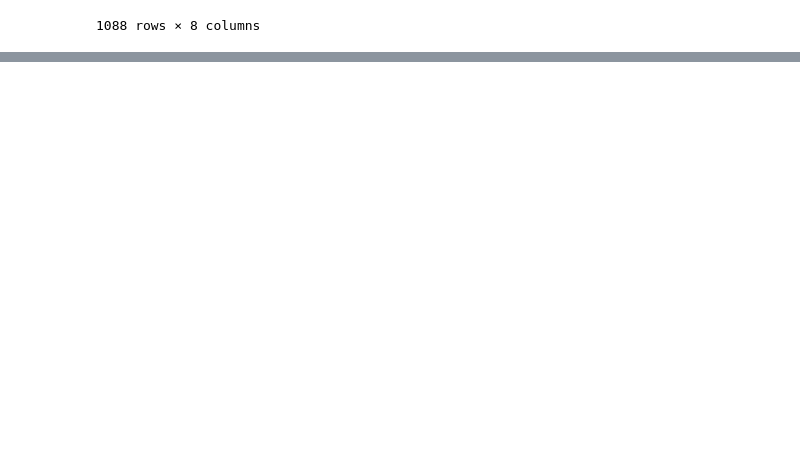
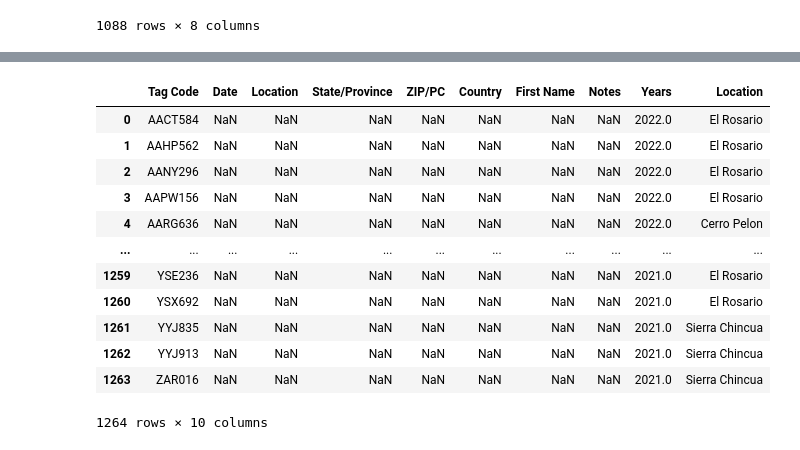
Before and after one commit to clareegan/Capstone, a Jupyter notebook: main.ipynb, the cells around one changed output, grey strips where cells are left out. Cells and saved outputs as stored; diff of their text form; code cells hidden in the pictures; blank space fills up the shorter version.

```diff
--- a/main.ipynb
+++ b/main.ipynb
@@ -23,0 +102,17 @@ df1
+# %%
+df5_filtered = df4.dropna(subset=['Years'])
+df5_filtered
+# %% [output]
+|  | Tag Code | Date | Location | State/Province | ZIP/PC | Country | First Name | Notes | Years | Location |
+| 0 | AACT584 | NaN | NaN | NaN | NaN | NaN | NaN | NaN | 2022.0 | El Rosario |
+| 1 | AAHP562 | NaN | NaN | NaN | NaN | NaN | NaN | NaN | 2022.0 | El Rosario |
+| 2 | AANY296 | NaN | NaN | NaN | NaN | NaN | NaN | NaN | 2022.0 | El Rosario |
+| 3 | AAPW156 | NaN | NaN | NaN | NaN | NaN | NaN | NaN | 2022.0 | El Rosario |
+| 4 | AARG636 | NaN | NaN | NaN | NaN | NaN | NaN | NaN | 2022.0 | Cerro Pelon |
+| ... | ... | ... | ... | ... | ... | ... | ... | ... | ... | ... |
+| 1259 | YSE236 | NaN | NaN | NaN | NaN | NaN | NaN | NaN | 2021.0 | El Rosario |
+| 1260 | YSX692 | NaN | NaN | NaN | NaN | NaN | NaN | NaN | 2021.0 | El Rosario |
+| 1261 | YYJ835 | NaN | NaN | NaN | NaN | NaN | NaN | NaN | 2021.0 | Sierra Chincua |
+| 1262 | YYJ913 | NaN | NaN | NaN | NaN | NaN | NaN | NaN | 2021.0 | Sierra Chincua |
+| 1263 | ZAR016 | NaN | NaN | NaN | NaN | NaN | NaN | NaN | 2021.0 | Sierra Chincua |
+1264 rows × 10 columns
```
Also changed, not shown: parts of 6 cells of this notebook.
